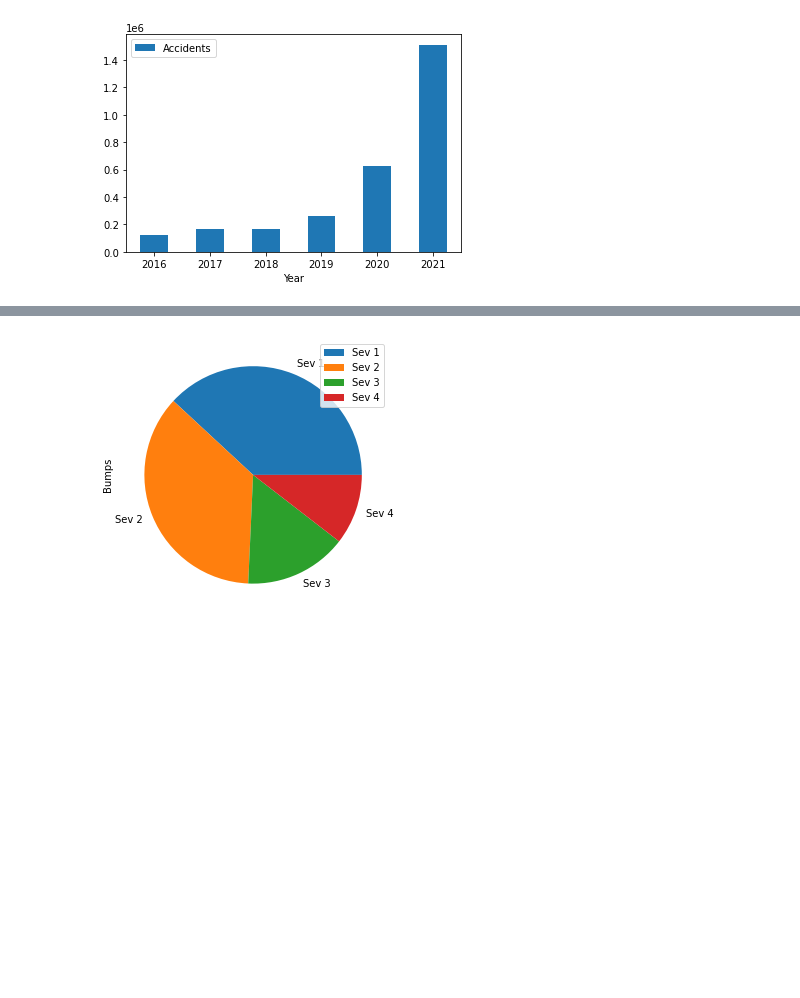
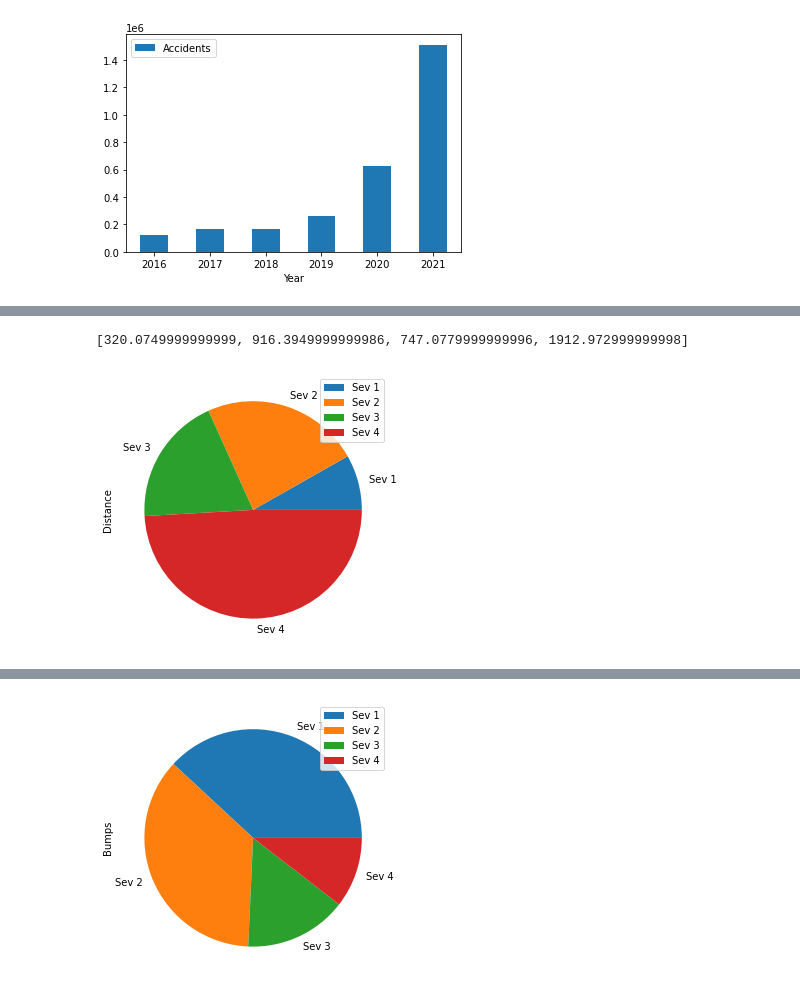
Before and after one commit to Isha28/CS784_Project, a Jupyter notebook: preprocess_exploratory.ipynb, the cells around one changed output, grey strips where cells are left out. Cells and saved outputs as stored; diff of their text form; code cells hidden in the pictures; blank space fills up the shorter version.

```diff
--- a/preprocess_exploratory.ipynb
+++ b/preprocess_exploratory.ipynb
@@ -239,3 +287,27 @@ ax = df.plot.bar(x='Severity', y='Distance', rot=0) #remove 3rd severity?
+# %%
+sev_dist_dict2 = {}
+for key in sev_dist_dict:
+    cross_list = sev_dist_dict[key]
+    #print (len(cross_list))
+    cnt = 0
+    for ele in cross_list:
+        #print (ele)
+        cnt += ele
+    sev_dist_dict2[key] = cnt
+sev_dist_dict2
+#{3: 25, 2: 19, 4: 32, 1: 337}
+sev_dist_dict2 = sorted(sev_dist_dict2.items(), key=lambda x:x[0])
+sev_dist_dict2 = list(dict(sev_dist_dict2).values())
+sev_dist_dict2
+# %% [output]
+[320.0749999999999, 916.3949999999986, 747.0779999999996, 1912.972999999998]
+# %%
+#avg
+df = pd.DataFrame({'Distance': sev_dist_dict2},
+                  index=['Sev 1','Sev 2','Sev 3','Sev 4'])
+plot = df.plot.pie(y='Distance', figsize=(5, 5))  #FINAL_ISHA
+# %% [output]
+[figure, added]
 # %%
 #doubt what is dist values? max dist? avg dist in miles? #histogram requires sequence of values to be put in bucket
 # df = pd.DataFrame({"": [1,2,3,4], "Distance": [26.239,240.93800000000002,92.65199999999997,303.871]})
```
Also changed, not shown: parts of 21 cells of this notebook.
